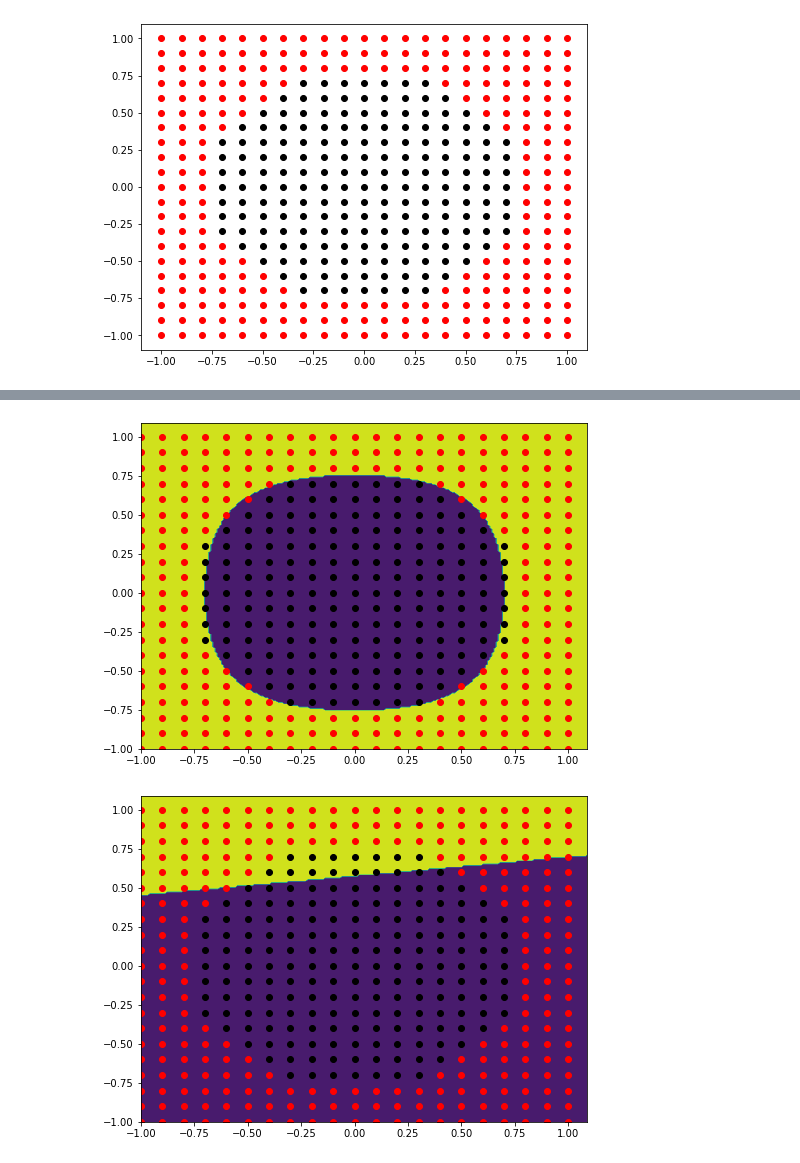
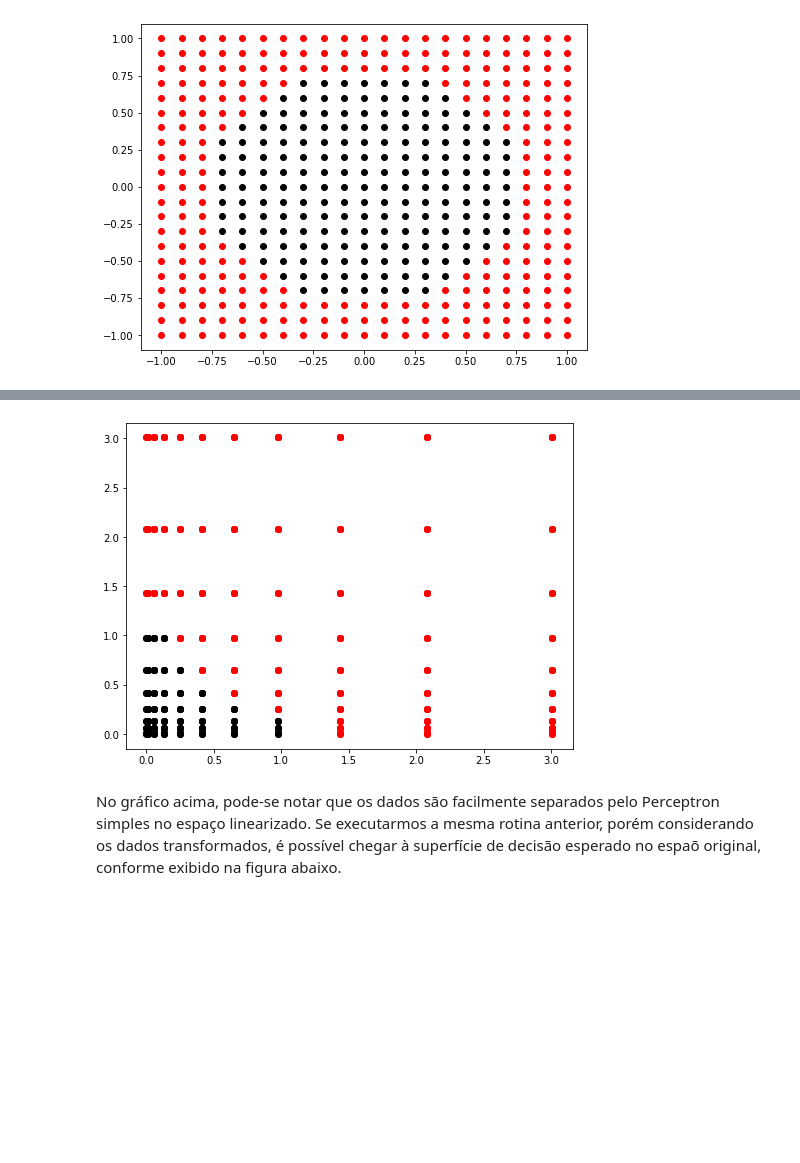
Before and after one commit to vicrsp/rna-ppgee, a Jupyter notebook: exercicios/ex2/solution.ipynb, the cells around one changed output, grey strips where cells are left out. Cells and saved outputs as stored; diff of their text form; code cells hidden in the pictures; blank space fills up the shorter version.

```diff
--- a/exercicios/ex2/solution.ipynb
+++ b/exercicios/ex2/solution.ipynb
@@ -117,60 +154,16 @@ _, yp_linear = lperceptron.predict(x_train, w_linear)
 # %%
-
-# Train RBF (Gaussian) kernel
-lperceptron = LinearPerceptron()
 radius = 0.6 # using the same radius used to generate the data
 def rbf(x): return np.expm1((x ** 2) / (2*(radius**2)))
 
-x_train_rbf = rbf(x_train)
-
+xrbf = rbf(x_train)
 data_rbf = pd.DataFrame()
-data_rbf['x'] = x_train_rbf[:,0]
-data_rbf['y'] = x_train_rbf[:,1]
+data_rbf['x'] = xrbf[:, 0]
+data_rbf['y'] = xrbf[:, 1]
 data_rbf['class'] = y_train
 
-w_rbf, e_rbf = lperceptron.train(x_train_rbf, y_train)
-u_rbf, yp_rbf = lperceptron.predict(x_train, w_rbf)
+fig, _ax = plot_func(data_rbf)
+fig.show()
+# %% [output]
+[figure, added]
-# %%
-def plot_decision_boundary(data, kernel=None):
-    fig, ax = plt.subplots(figsize=(8,6))
-
-    x = np.arange(-1, 1 + 0.1, step=0.01)
-    y = np.arange(-1, 1 + 0.1, step=0.01)
-
-    xx, yy = np.meshgrid(x, y)
-    # flatten each grid to a vector
-    r1, r2 = xx.flatten(), yy.flatten()
-    r1, r2 = r1.reshape((len(r1), 1)), r2.reshape((len(r2), 1))
-    if kernel != None:
-        r1, r2 = kernel(r1), kernel(r2)
-
-    # horizontal stack vectors to create x1,x2 input for the model
-    grid = np.hstack((r1,r2))
-
-    # train the model
-    model = LinearPerceptron()
-    y_train = data['class'].to_numpy()
-    x_train = data[['x', 'y']].to_numpy()
-    if kernel != None:
-        x_train = kernel(x_train)
-
-    w, _ = model.train(x_train, y_train)
-
-    # make predictions for the grid
-    _, yhat = model.predict(grid, w)
-    # reshape the predictions back into a grid
-    zz = yhat.reshape(xx.shape)
-    ax.contourf(xx, yy, zz, cmap='viridis')
-
-    t_class0 = data['class'] == 0
-    t_class1 = data['class'] == 1
-    ax.scatter(data.loc[t_class0, 'x'],
-                data.loc[t_class0, 'y'], color='black')
-    ax.scatter(data.loc[t_class1, 'x'], data.loc[t_class1, 'y'], color='red')
-
-
-plot_decision_boundary(data, rbf)
-plot_decision_boundary(data)
-# %% [output]
-[figure, removed]
-[figure, removed]
+# %% [markdown]
+No gráfico acima, pode-se notar que os dados são facilmente separados pelo Perceptron simples no espaço linearizado. Se executarmos a mesma rotina anterior, porém considerando os dados transformados, é possível chegar à superfície de decisão esperado no espaõ original, conforme exibido na figura abaixo.
```
Also changed, not shown: parts of 10 cells of this notebook.
